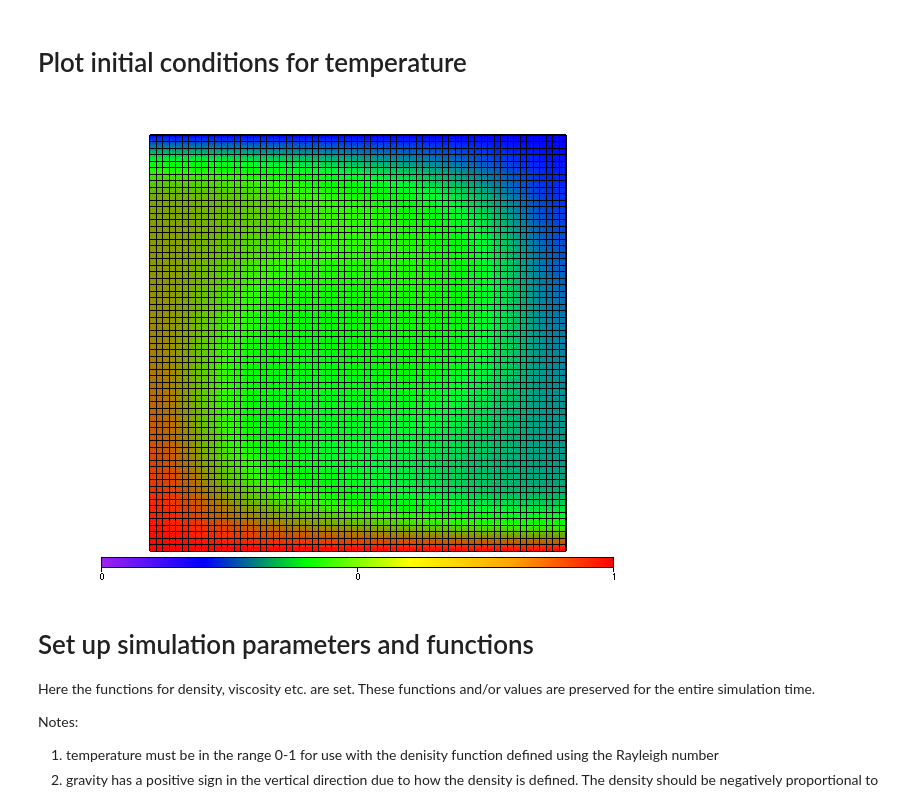
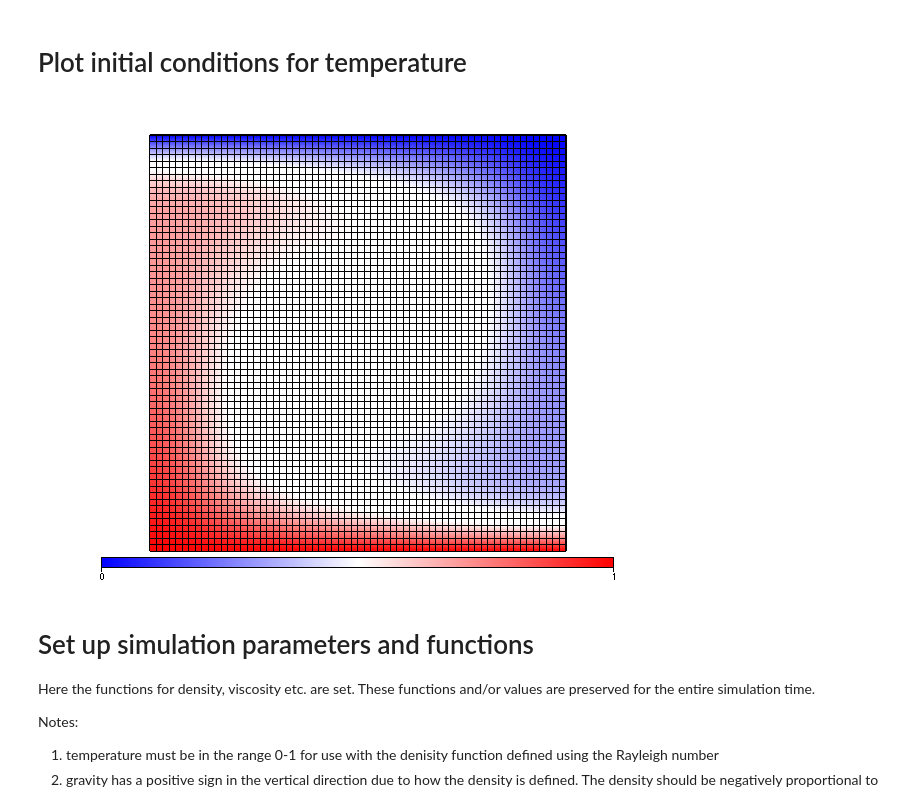
Before and after one commit to garethkennedy/uw_working, a Jupyter notebook: BlankenbachBenchmark.ipynb, the cells around one changed output. Saved outputs shown, nothing was run; the diff lists cells and outputs as text; code cells hidden in the pictures.

```diff
--- a/BlankenbachBenchmark.ipynb
+++ b/BlankenbachBenchmark.ipynb
@@ -46,11 +43,11 @@ res = 64
 # %% [markdown]
 Choose which case from Blankenbach paper, or set values manually
 # %%
-b_case = 'a' # 'a', 'b' or 'c'
-if(b_case=='c'):
+case = 'a' # 'a', 'b' or 'c'
+if(case=='c'):
     Ra=1.e6
     eta0=1.e21
-elif(b_case=='b'):
+elif(case=='b'):
     Ra=1.e5
     eta0=1.e22
 else: # case a and default
@@ -78,7 +75,7 @@ Create mesh objects. These store the indices and spatial coordiates of the grid
 elementMesh = uw.mesh.FeMesh_Cartesian( elementType=("Q1/dQ0"),
                                          elementRes=(res,res),
                                            minCoord=(0.,0.),
-                                           maxCoord=BoxSize)
+                                           maxCoord=(Box_Length, Box_Height))
 linearMesh   = elementMesh
 constantMesh = elementMesh.subMesh
 # %% [markdown]
@@ -107,7 +104,7 @@ if(LoadFromFile == True):
     elementMesh64 = uw.mesh.FeMesh_Cartesian( elementType=("Q1/dQ0"),
                                          elementRes=(64, 64),
                                            minCoord=(0.,0.),
-                                           maxCoord=BoxSize)
+                                           maxCoord=(Box_Length, Box_Height))
     linearMesh64   = elementMesh64
     temperatureField64 = uw.fevariable.FeVariable( feMesh=linearMesh64,   nodeDofCount=1 )
 # determine which stored Ra number is closest
@@ -143,11 +140,11 @@ if(LoadFromFile == False):
     velocityField.data[:] = [0.,0.]
     pressureField.data[:] = 0.
     temperatureField.data[:] = 0.
-    pertStrength = 1.0
+    pertStrength = 0.1
+    DeltaTemp = Temp_Max - Temp_Min
     for index, coord in enumerate(linearMesh.data):
         pertCoeff = math.cos( math.pi * coord[0]/Box_Length ) * math.sin( math.pi * coord[1]/Box_Length )
-        pertCoeff = pertStrength * DeltaTemp * (1.0 + pertCoeff)
-        temperatureField.data[index] = Temp_Min + DeltaTemp*(Box_Height - coord[1]) + 0.1 * pertCoeff
+        temperatureField.data[index] = Temp_Min + DeltaTemp*(Box_Height - coord[1]) + pertStrength * pertCoeff
         temperatureField.data[index] = max(Temp_Min, min(Temp_Max, temperatureField.data[index]))
 # %% [markdown]
 Boundary conditions
@@ -202,11 +199,11 @@ Plot initial conditions for temperature
 ======
 # %%
 figtemp = plt.Figure()
-figtemp.Surface(temperatureField, linearMesh, colours="blue green red")
-figtemp.Mesh(linearMesh)
+figtemp.Surface(temperatureField, linearMesh, colours="blue white red")
+figtemp.Mesh(linearMesh, colourBar = False)
 figtemp.show()
 # %% [output]
-[figure, old version]
+[figure, new version]
 # %% [markdown]
 Set up simulation parameters and functions
 ====
```
Also changed, not shown: parts of 2 cells of this notebook, 3 other files.
